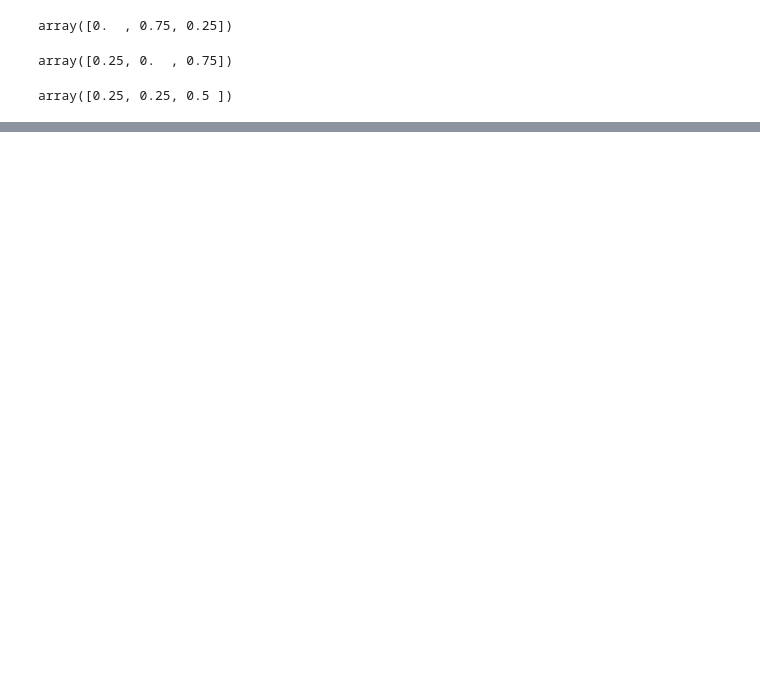
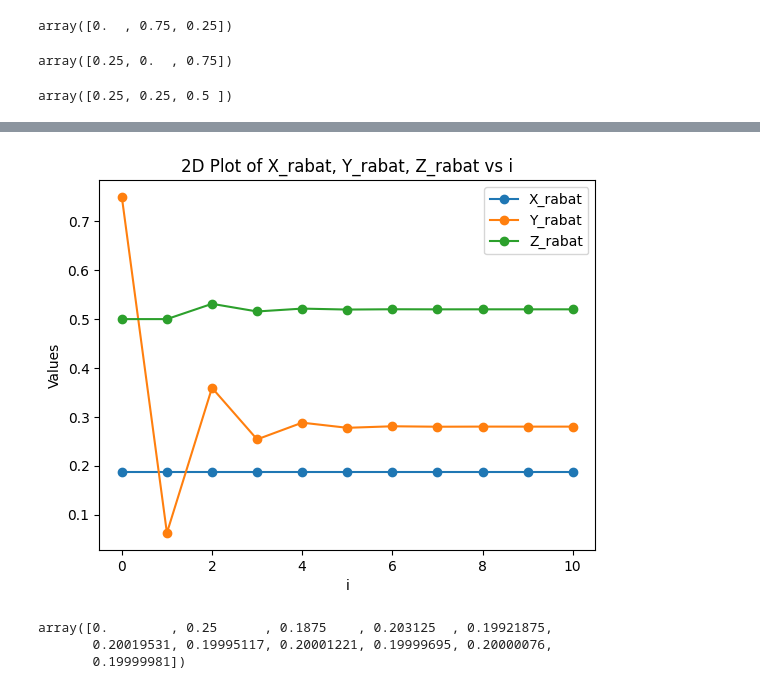
Before and after one commit to anas1IA/TP_stochastic-process, a Jupyter notebook: TP_Markov_chaine.ipynb, the cells around one changed output, grey strips where cells are left out. Cells and saved outputs as stored; diff of their text form; code cells hidden in the pictures; blank space fills up the shorter version.

```diff
--- a/TP_Markov_chaine.ipynb
+++ b/TP_Markov_chaine.ipynb
@@ -40,0 +187,30 @@ def transition_step(Pi , P ,n = number of steps):
+# %%
+# Assuming you already have X, Y, and Z defined
+
+x_rabat = np.array([X[i][2] for i in range(0, 11, 1)])
+y_rabat = np.array([Y[i][2] for i in range(0, 11, 1)])
+z_rabat = np.array([Z[i][2] for i in range(0, 11, 1)])
+
+# Plot x_rabat, y_rabat, and z_rabat in the same plot
+plt.plot(range(11), x_rabat, label='X_rabat', marker='o')
+plt.plot(range(11), y_rabat, label='Y_rabat', marker='o')
+plt.plot(range(11), z_rabat, label='Z_rabat', marker='o')
+
+# Set labels and title
+plt.xlabel('i')
+plt.ylabel('Values')
+plt.title('2D Plot of X_rabat, Y_rabat, Z_rabat vs i')
+
+# Show legend
+plt.legend()
+
+# Show the plot
+plt.show()
+# %% [output]
+[figure, added]
+# %%
+x_fes
+# %% [output]
+array([0.        , 0.25      , 0.1875    , 0.203125  , 0.19921875,
+       0.20019531, 0.19995117, 0.20001221, 0.19999695, 0.20000076,
+       0.19999981])
```
Also changed, not shown: parts of 19 cells of this notebook.
